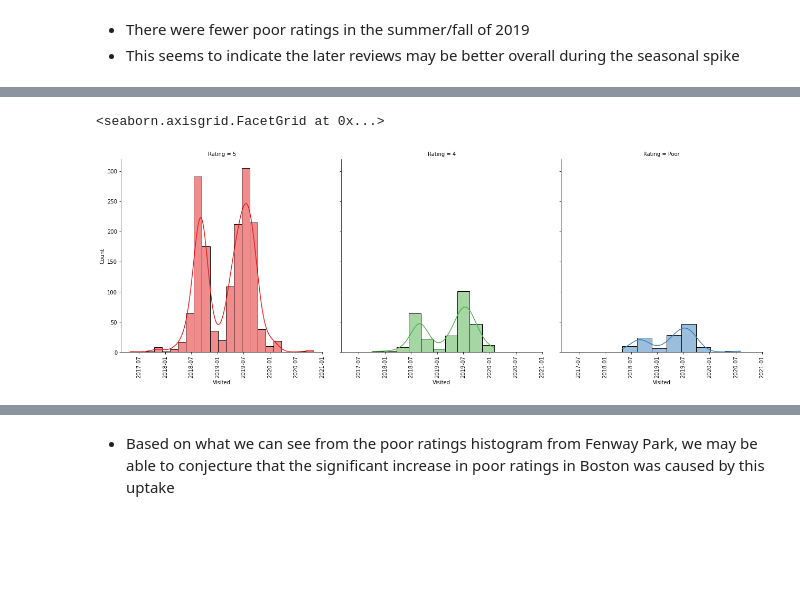
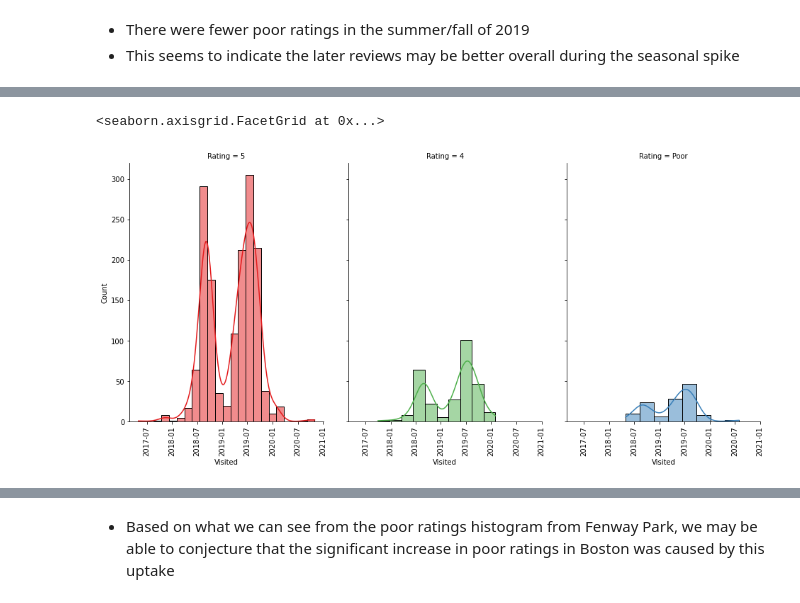
Before and after one commit to tdchoi7/Web_Scrape_Proj, a Jupyter notebook: tripadv/2_Analysis_Boston.ipynb, the cells around one changed output, grey strips where cells are left out. Saved outputs shown, nothing was run; the diff lists cells and outputs as text; code cells hidden in the pictures; blank space fills up the shorter version.

```diff
--- a/tripadv/2_Analysis_Boston.ipynb
+++ b/tripadv/2_Analysis_Boston.ipynb
@@ -2252,11 +2298,11 @@ ta_5vspoor_2_df.sample(15)
 # %%
 # ratings count by visit date
 visited_grid_2 = sns.FacetGrid(data=ta_5vspoor_2_df, col='Rating', hue="Rating", palette="Set1",
-                               height=6, aspect=1, col_order=ta_chng_rat.Rating.value_counts().index)
+                               height=6, aspect=.75, col_order=ta_chng_rat.Rating.value_counts().index)
 
 visited_grid_2.map(sns.histplot, "Visited", kde=True)
 
 visited_grid_2.set_xticklabels(rotation='vertical', fontsize=10)
 # %% [output]
 <seaborn.axisgrid.FacetGrid at 0x...>
-[figure, old version]
+[figure, new version]
```
Also changed, not shown: parts of 105 cells of this notebook.
